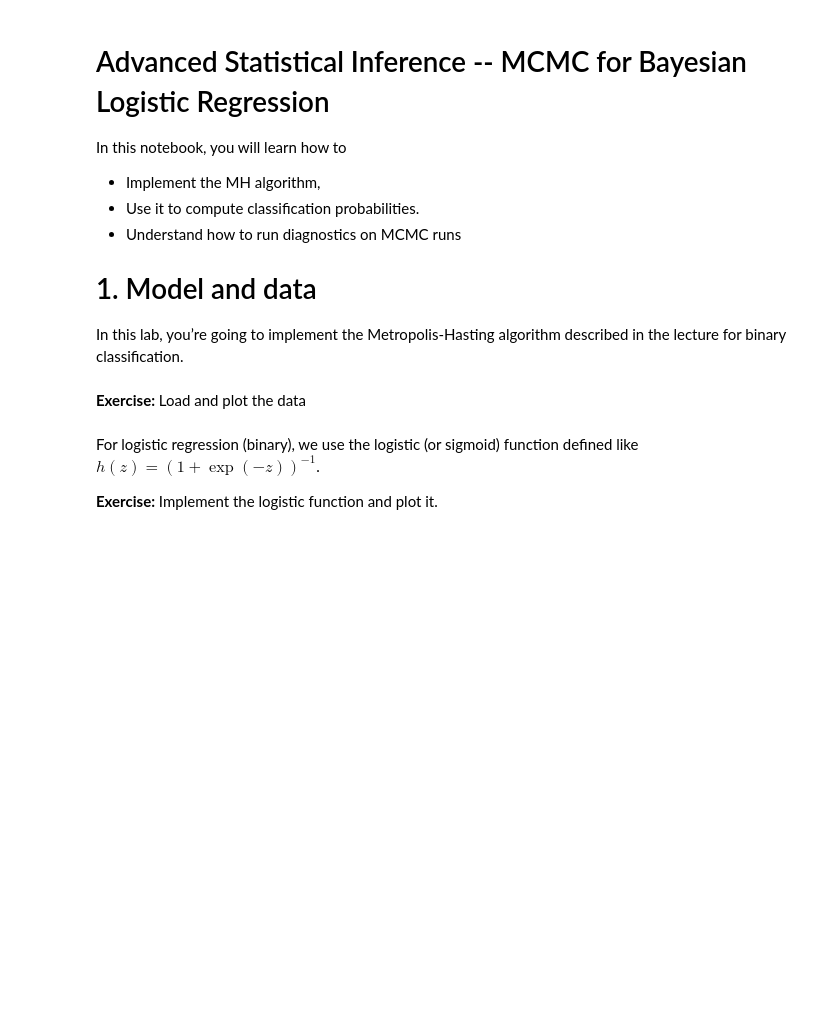
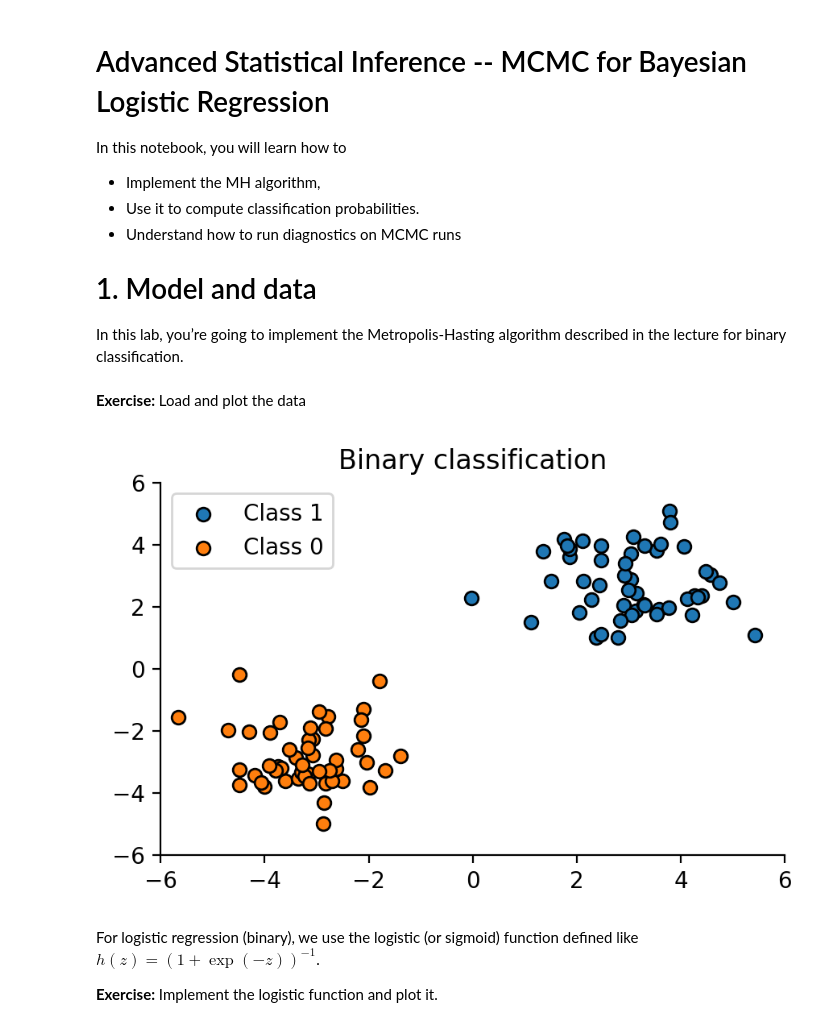
Before and after one commit to Filan616/Filan616, a Jupyter notebook: ASI/lab_week7/Bayesian_Logistic_Regression_MCMC.ipynb, the cells around one changed output. Drawn from its saved outputs; the diff is of its cells as text; code cells hidden in the pictures; blank space fills up the shorter version.

```diff
--- a/ASI/lab_week7/Bayesian_Logistic_Regression_MCMC.ipynb
+++ b/ASI/lab_week7/Bayesian_Logistic_Regression_MCMC.ipynb
@@ -61,14 +61,17 @@ Load and plot the data
 # %%
 data = np.loadtxt("https://github.com/eurecom-ds/asi-labs/raw/refs/heads/master/lab_week2/binaryclass2.csv", delimiter=",")
 X = data[..., :-1]
 y = data[..., -1]
 
 fig, ax = plt.subplots(figsize=[5, 3])
 # @@ COMPLETE @@
+plot_data(X, y, ax)
 ax.set_title("Binary classification")
 ax.legend()
 ax.set_xlim(-6, 6), ax.set_ylim(-6, 6)
 plt.show()
+# %% [output]
+[figure, added]
 # %% [markdown]
 For logistic regression (binary), we use the logistic (or sigmoid) function defined like $h(z) = (1+\exp(-z))^{-1}$.
 
```
Also changed, not shown: parts of 23 cells of this notebook.
